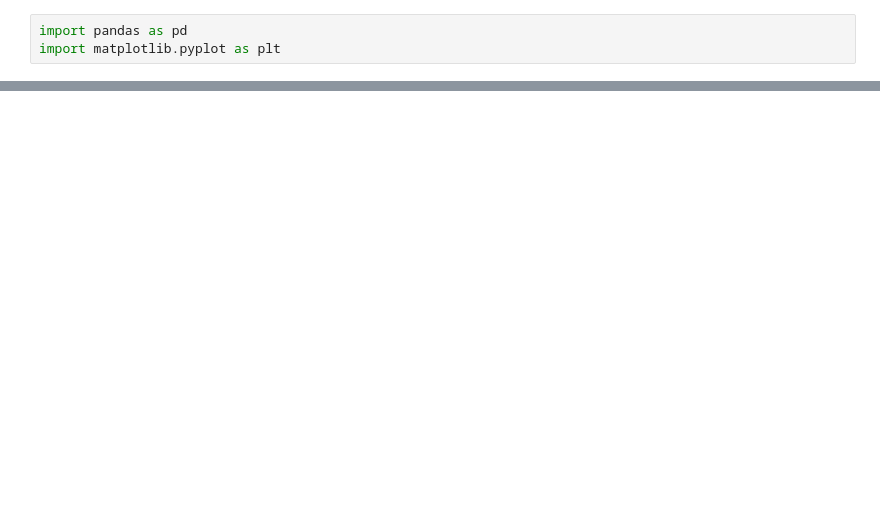
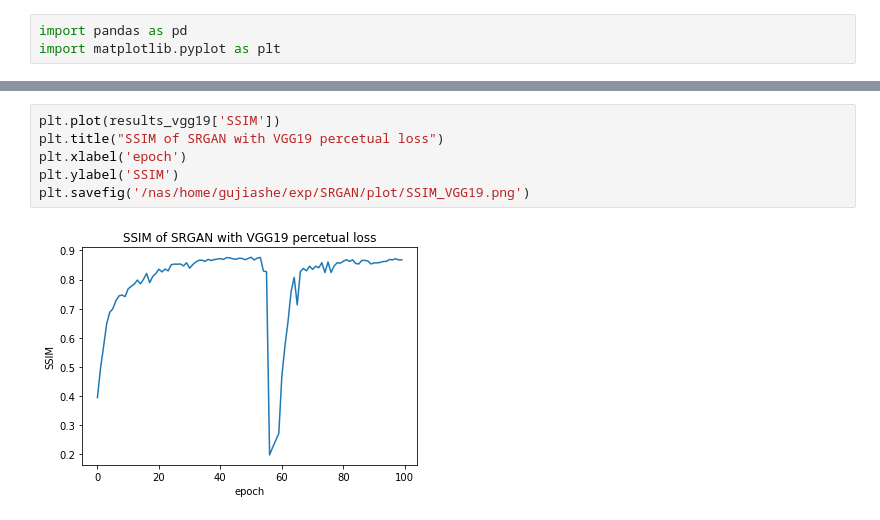
Before and after one commit to jiashenggu/SRGAN, a Jupyter notebook: metrics.ipynb, the cells around one changed output, grey strips where cells are left out. Saved outputs shown, nothing was run; the diff lists cells and outputs as text; blank space fills up the shorter version.

```diff
--- a/metrics.ipynb
+++ b/metrics.ipynb
@@ -22,0 +15,8 @@ results_vgg19
+# %%
+plt.plot(results_vgg19['SSIM'])
+plt.title("SSIM of SRGAN with VGG19 percetual loss")
+plt.xlabel('epoch')
+plt.ylabel('SSIM')
+plt.savefig('/nas/home/gujiashe/exp/SRGAN/plot/SSIM_VGG19.png')
+# %% [output]
+[figure, added]
```
Also changed, not shown: parts of 5 cells of this notebook, 15 other files.
